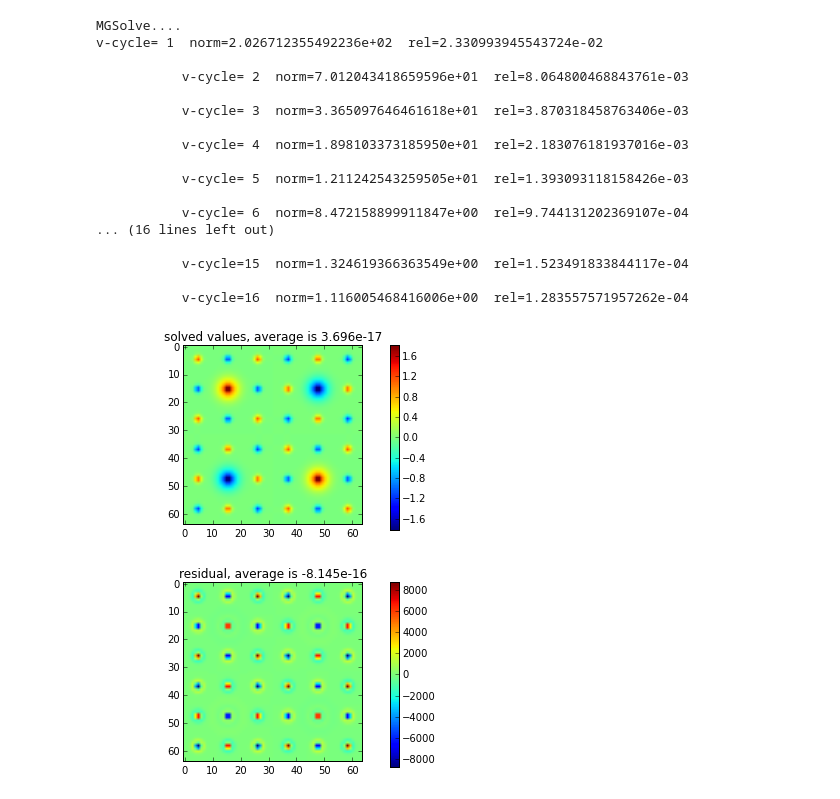
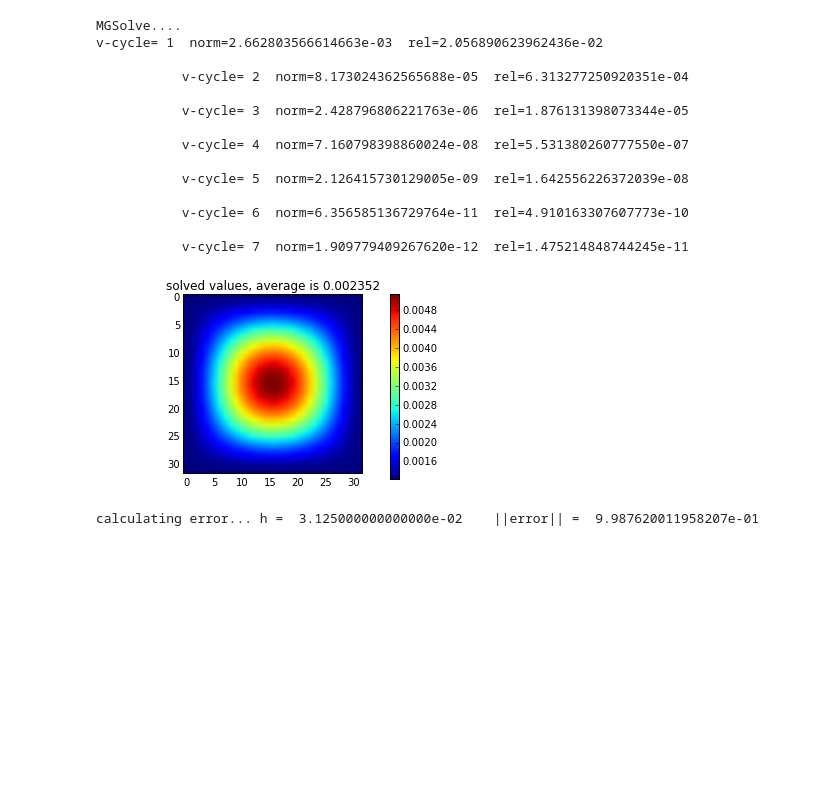
Before and after one commit to ucb-sejits/pygmg, a Jupyter notebook: notebooks/SimpleSolver-HeatMap-2D.ipynb, the cells around one changed output. Cells and saved outputs as stored; diff of their text form; code cells hidden in the pictures; blank space fills up the shorter version.

```diff
--- a/notebooks/SimpleSolver-HeatMap-2D.ipynb
+++ b/notebooks/SimpleSolver-HeatMap-2D.ipynb
@@ -11,12 +11,13 @@ solver = SimpleMultigridSolver.get_solver([
     "5",
     "--dimensions", "2",
     "--smoother", "j",
+    "--equation", "h",
 #     "--use-l1-jacobi",
     "--number-of-vcycles", "16",
     "--boundary-condition", "p",
-    "--problem-name", "sine",
+#     "--problem-name", "sine",
+    "--problem-name", "p4",
     "--bottom-solver", "smoother",
-#     "--problem-name", "p4",
 #     "--variable-coefficient",
 #     "--log",
 ])
@@ -60,24 +60,21 @@ Using Jacobi smoother with d_inverse
 # %%
 solver.solve()
 plot(level.cell_values, title="solved values")
-plot(level.residual, title="residual")
+solver.show_error_information()
 # %% [output]
 MGSolve....
-v-cycle= 1  norm=2.026712355492236e+02  rel=2.330993945543724e-02
+v-cycle= 1  norm=2.662803566614663e-03  rel=2.056890623962436e-02
 
-           v-cycle= 2  norm=7.012043418659596e+01  rel=8.064800468843761e-03
+           v-cycle= 2  norm=8.173024362565688e-05  rel=6.313277250920351e-04
 
-           v-cycle= 3  norm=3.365097646461618e+01  rel=3.870318458763406e-03
+           v-cycle= 3  norm=2.428796806221763e-06  rel=1.876131398073344e-05
 
-           v-cycle= 4  norm=1.898103373185950e+01  rel=2.183076181937016e-03
+           v-cycle= 4  norm=7.160798398860024e-08  rel=5.531380260777550e-07
 
-           v-cycle= 5  norm=1.211242543259505e+01  rel=1.393093118158426e-03
+           v-cycle= 5  norm=2.126415730129005e-09  rel=1.642556226372039e-08
 
-           v-cycle= 6  norm=8.472158899911847e+00  rel=9.744131202369107e-04
-... (16 lines left out)
+           v-cycle= 6  norm=6.356585136729764e-11  rel=4.910163307607773e-10
 
-           v-cycle=15  norm=1.324619366363549e+00  rel=1.523491833844117e-04
-
-           v-cycle=16  norm=1.116005468416006e+00  rel=1.283557571957262e-04
+           v-cycle= 7  norm=1.909779409267620e-12  rel=1.475214848744245e-11
-[figure, old version]
+[figure, new version]
-[figure, removed]
+calculating error... h =  3.125000000000000e-02    ||error|| =  9.987620011958207e-01
```
Also changed, not shown: parts of 2 cells of this notebook, 4 other files.
